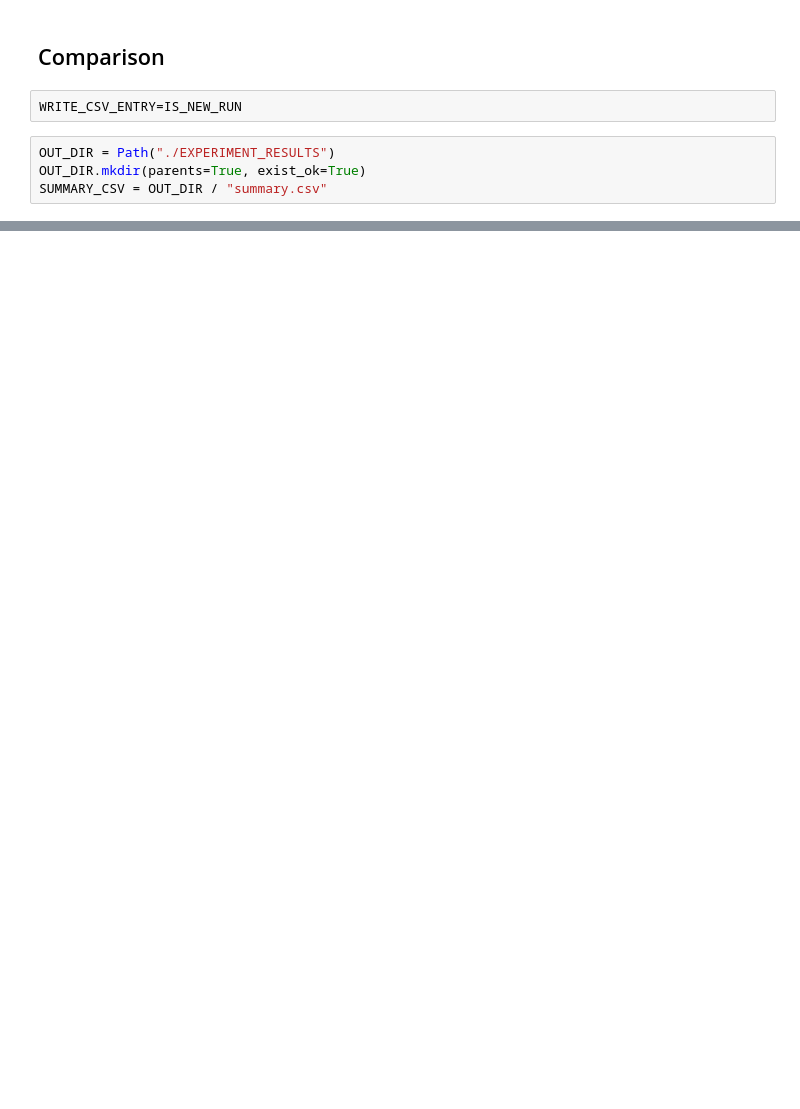
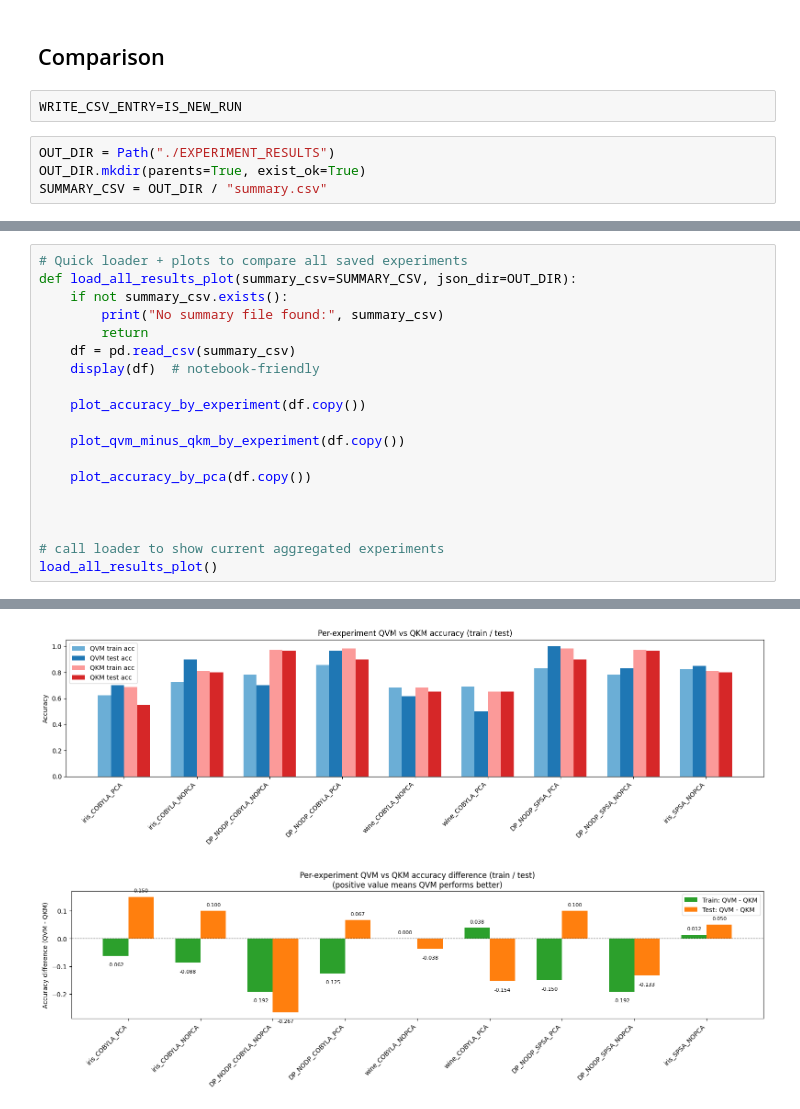
Before and after one commit to Jeusaipakoimetre/qvm_qkm_compare, a Jupyter notebook: code/qvm_qkm_compare.ipynb, the cells around one changed output, grey strips where cells are left out. Saved outputs shown, nothing was run; the diff lists cells and outputs as text; blank space fills up the shorter version.

Commit message:
Improved comparisons and more experiments

```diff
--- a/code/qvm_qkm_compare.ipynb
+++ b/code/qvm_qkm_compare.ipynb
@@ -981,0 +958,20 @@ load_all_results_plot()
+# %%
+# Quick loader + plots to compare all saved experiments
+def load_all_results_plot(summary_csv=SUMMARY_CSV, json_dir=OUT_DIR):
+    if not summary_csv.exists():
+        print("No summary file found:", summary_csv)
+        return
+    df = pd.read_csv(summary_csv)
+    display(df)  # notebook-friendly
+
+    plot_accuracy_by_experiment(df.copy())
+
+    plot_qvm_minus_qkm_by_experiment(df.copy())
+
+    plot_accuracy_by_pca(df.copy())
+
+
+
+# call loader to show current aggregated experiments
+load_all_results_plot()
+# %% [output]
@@ -981,0 +988,2 @@ load_all_results_plot()
+[figure, added]
+[figure, added]
```
Also changed, not shown: parts of 23 cells of this notebook, 16 other files.
